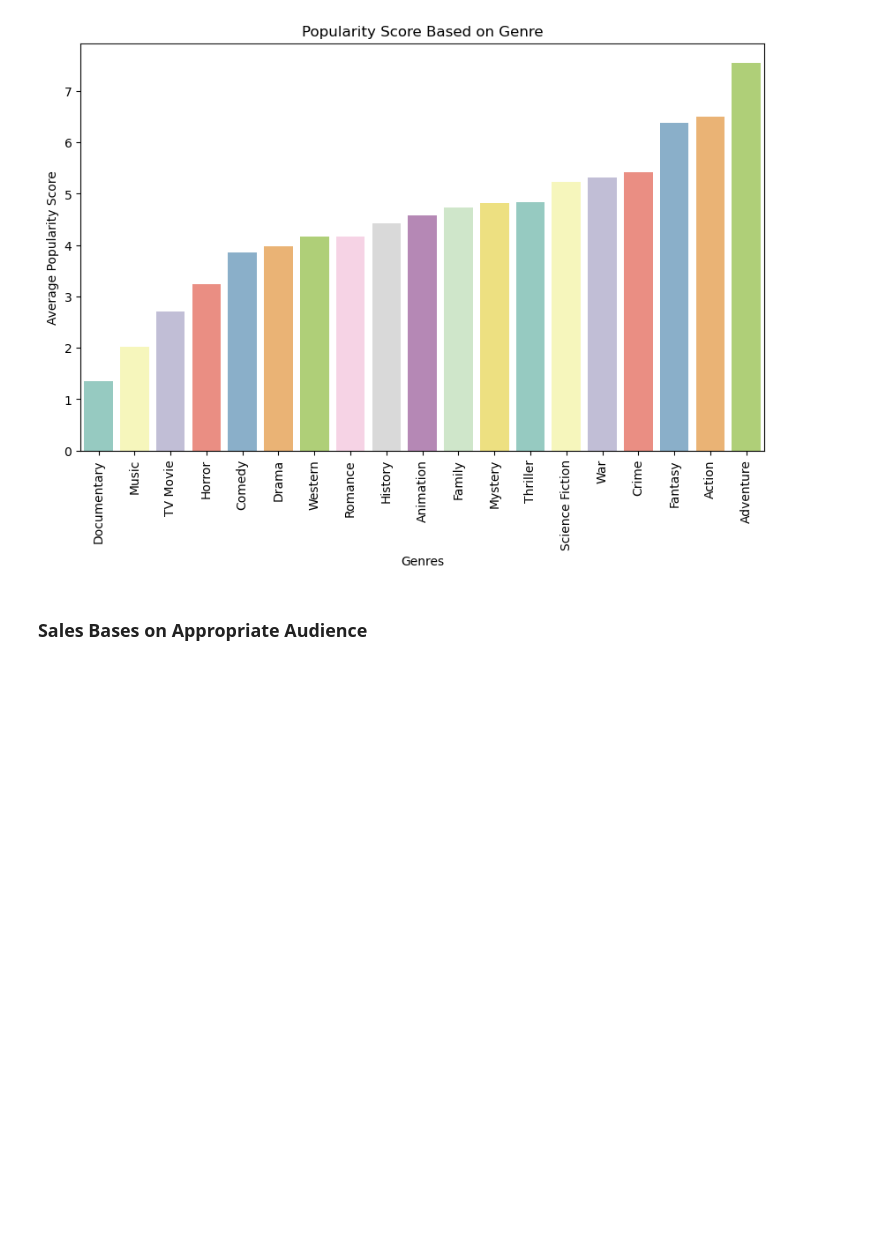
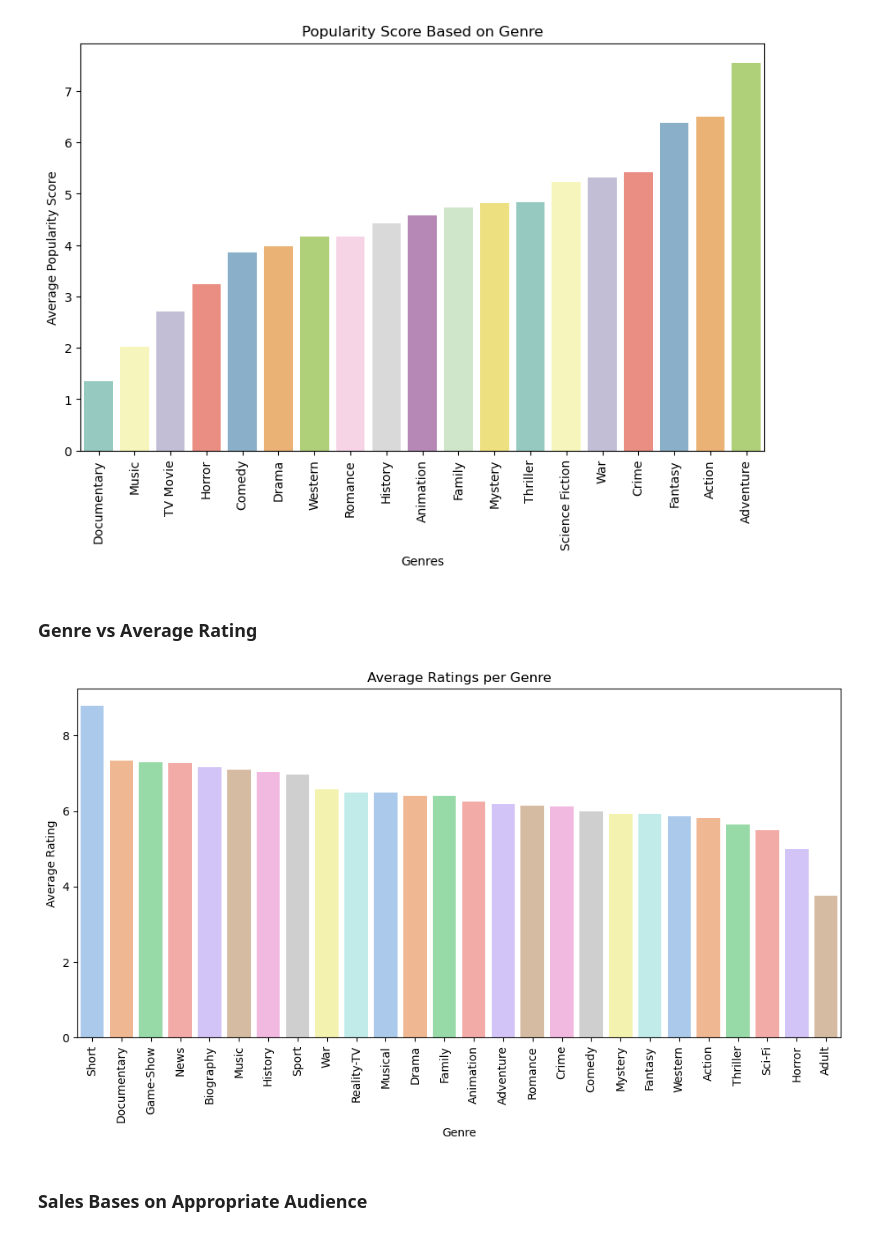
Before and after one commit to CrisThatOneCris/dsc-phase-1-project-v2-4, a Jupyter notebook: student.ipynb, the cells around one changed output. Cells and saved outputs as stored; diff of their text form; code cells hidden in the pictures; blank space fills up the shorter version.

Commit message:
Added Genre s Average Rarting from IMDB

```diff
--- a/student.ipynb
+++ b/student.ipynb
@@ -183,3 +185,15 @@ imdb_ess_df
+# %%
+# Split the genres column by commas into a list of genres
+imdb_ess_df['genres_list'] = imdb_ess_df['genres'].str.split(',')
+
+# Explode the 'genres_list' column to create separate rows for each genre
+df_exploded_2 = imdb_ess_df.explode('genres_list')
+
+# Calculate the average rating mean for each genre
+df_average_ratings = df_exploded_2.groupby('genres_list')['averagerating'].mean().reset_index()
+
+# Sort the dataframe by average rating in descending order
+df_average_ratings.sort_values('averagerating', ascending=False, inplace=True)
 # %% [markdown]
 #### Rotten Tomatoes
 The approach to clean up the Rotten Tomatoes datasets is to first drop any columns that are not of interest. This will as a result remove most null values from the Rotten Tomatoes dataframe. The main issue with the merged dataframe are the duplicated movie id's that occured due to many critic reviews on the same movie. Since the critic review is not needed duplicates that contain essential information can be kept while the others reviews can be dropped. The remaininng null values in the columns of interest can be removed by indexing the rows rather than dropping the column. In order to provide insight on the rating_x column we can group the dataframe by rating_x and calculate the box_office avg in correspondance to rating_x.
@@ -416,6 +430,20 @@ plt.xticks(rotation=90)
 plt.show()
 # %% [output]
 [figure]
+# %% [markdown]
+### Genre vs Average Rating
+# %%
+# Plot the bar chart
+plt.figure(figsize=(10, 6))
+sns.barplot(x=df_average_ratings['genres_list'], y=df_average_ratings['averagerating'], palette='pastel')
+plt.xlabel('Genre')
+plt.ylabel('Average Rating')
+plt.title('Average Ratings per Genre')
+plt.xticks(rotation=90)
+plt.tight_layout()
+plt.show()
+# %% [output]
+[figure, added]
 # %% [markdown]
 ### Sales Bases on Appropriate Audience
 # %%
```
Also changed, not shown: parts of 2 cells of this notebook.
